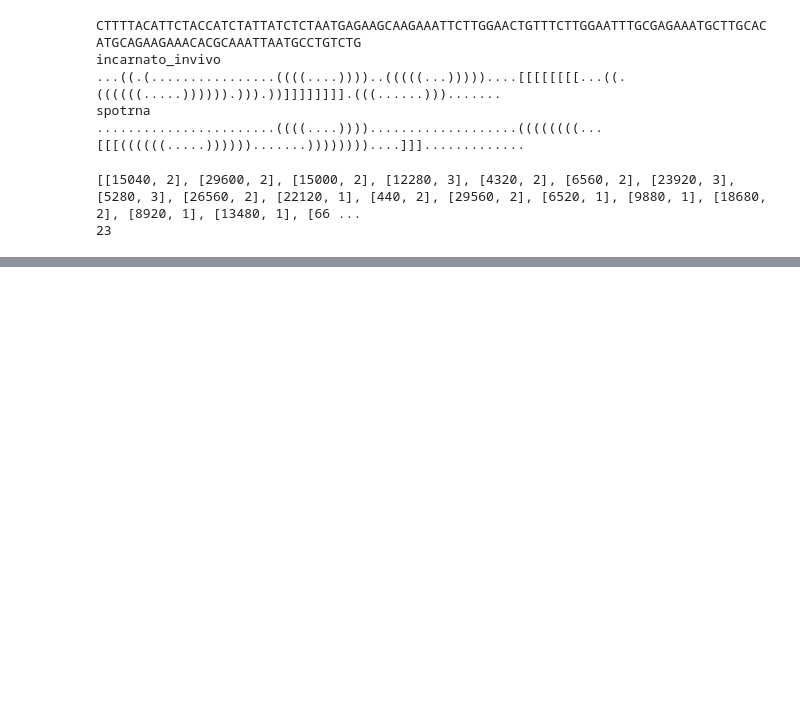
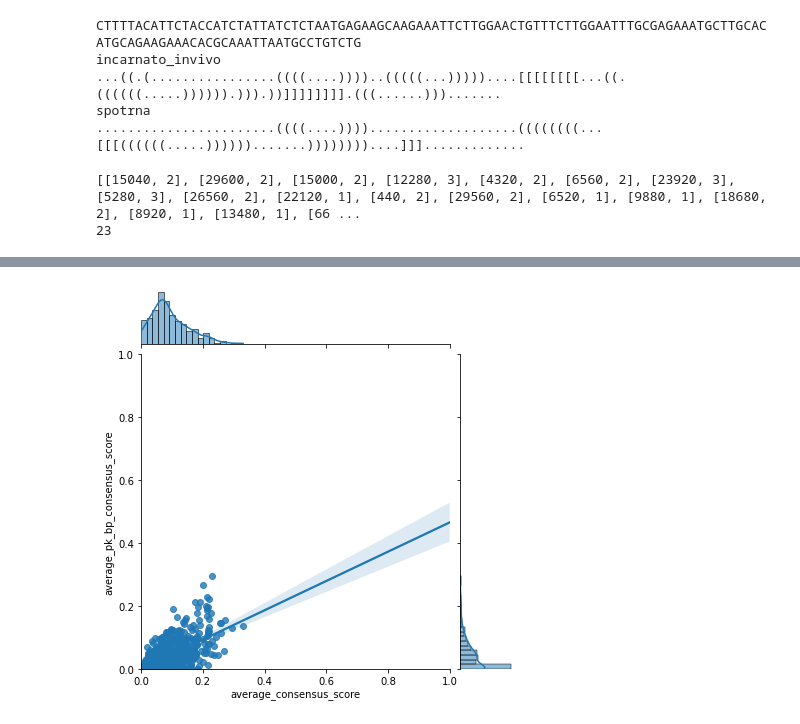
Before and after one commit to rkretsch/PK_research, a Jupyter notebook: notebooks/get_top_results_pk_predictors.ipynb, the cells around one changed output, grey strips where cells are left out. Cells and saved outputs as stored; diff of their text form; code cells hidden in the pictures; blank space fills up the shorter version.

```diff
--- a/notebooks/get_top_results_pk_predictors.ipynb
+++ b/notebooks/get_top_results_pk_predictors.ipynb
@@ -153,3 +153,9 @@ spotrna_hits
 | 858 | 1655 | spotrna | 25160 | 25280 | UCCAAGAACUUGGAAAGUAUGAGCAGUAUAUAA... | ((((((..)))))).................((... | 0.775000 | 0.750000 | 1.0 | ... |
 | 830 | 1671 | spotrna | 26560 | 26680 | UAAAAAGCUCCUUGAACAAUGGAACCUAGUAAU... | ......................(((((((..))... | 0.758333 | 0.766667 | 10.0 | ... |
 | 616 | 1435 | spotrna | 5240 | 5360 | CACAAGUUAAUGGUUUAACUUCUAUUAAAUGGG... | .....(((........))).....(......((... | 0.608333 | 0.812500 | 1.0 | ... |
+# %%
+df = pd.read_csv('/home/gnye8/Desktop/PK_research/pipeline_results/analysis_output/avg_consensus_scores.csv')
+df
+g = sns.jointplot(x='average_consensus_score', y='average_pk_bp_consensus_score', data=df, kind='reg', xlim=(0,1.0), ylim=(0,1.0), truncate=False)
+# %% [output]
+[figure, added]
```
Also changed, not shown: parts of 1 cell of this notebook, 4 other files.
